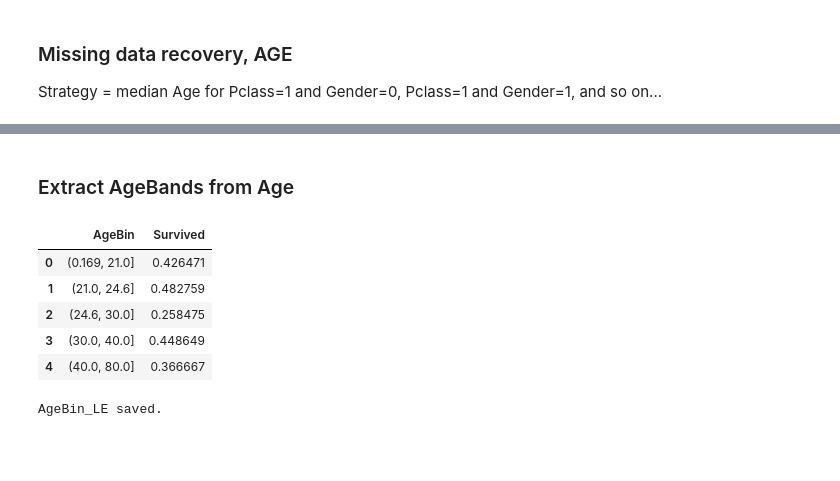
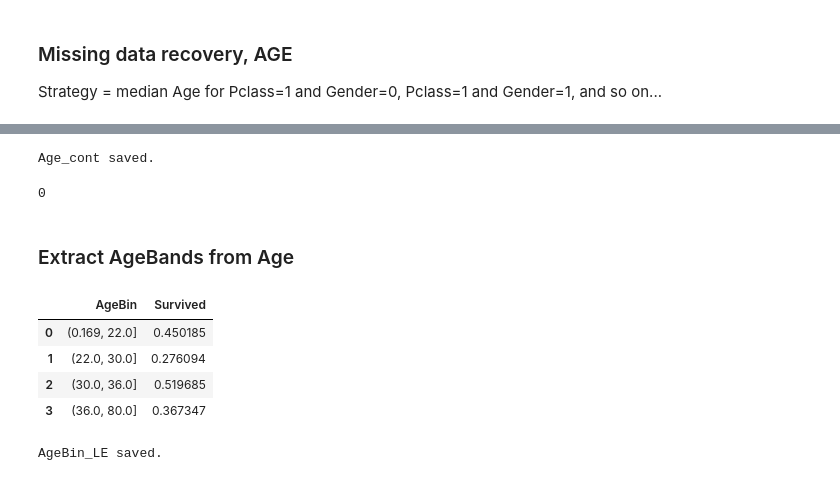
Before and after one commit to mise-pro/ml_competitions, a Jupyter notebook: kaggle_titanic/2 - modifyData+fe.ipynb, the cells around one changed output, grey strips where cells are left out. Saved outputs shown, nothing was run; the diff lists cells and outputs as text; code cells hidden in the pictures; blank space fills up the shorter version.

```diff
--- a/kaggle_titanic/2 - modifyData+fe.ipynb
+++ b/kaggle_titanic/2 - modifyData+fe.ipynb
@@ -163,4 +177,0 @@ AGE_cont saved.
-# %%
-dataAll['Title'] = dataAll.Name.str.extract(' ([A-Za-z]+)\.', expand=False)
-
-dataAll.Title.value_counts()
@@ -187,8 +177,0 @@ Name: Title, dtype: int64
-# %%
-dataAll['Title'] = dataAll['Title'].replace(['Countess','Capt', 'Col',
-                                             'Don', 'Dr', 'Major', 'Rev', 'Sir', 'Jonkheer', 'Dona'], 'Rare')
-
-dataAll['Title'] = dataAll['Title'].replace(['Mlle','Ms', 'Lady'], 'Miss')
-dataAll['Title'] = dataAll['Title'].replace('Mme', 'Mrs')
-
-dataAll[:trainVStest][['Title', 'Survived']].groupby(['Title'], as_index=False).mean()
@@ -202,10 +177,0 @@ dataAll[:trainVStest][['Title', 'Survived']].groupby(['Title'], as_index=False).
-# %%
-#save as OHE
-featureTitle, col_ = fef.fe_cat_ohe(dataAll, 'Title')
-fef.save_to_file (featureTitle, 'Title_OHE', dirPath)
-
-title_mapping = {"Mr": 1, "Miss": 2, "Mrs": 3, "Master": 4, "Rare": 5}
-dataAll['Title'] = dataAll['Title'].map(title_mapping)
-
-#save as LE
-fef.save_to_file (dataAll['Title'], 'Title_LE', dirPath)
@@ -215,0 +189,6 @@ Title_LE saved.
+# %%
+# fill the missing value for Age column with median of its title
+titles = list(dataAll.Title.unique())
+for title in titles:
+    age = dataAll.groupby('Title')['Age'].median().loc[title]
+    dataAll.loc[(dataAll.Age.isnull()) & (dataAll.Title == title),'Age'] = age
@@ -216,15 +206,19 @@ Title_LE saved.
+# %%
+fef.save_to_file (dataAll['Age'], 'Age_cont', dirPath)
+# %% [output]
+Age_cont saved.
+0
 # %% [markdown]
 ### Extract AgeBands from Age
 # %%
-dataAll['AgeBin'] = pd.qcut(dataAll['Age'], 5)
+dataAll['AgeBin'] = pd.qcut(dataAll['Age'], 4)
 dataAll[:trainVStest][['AgeBin', 'Survived']].groupby(['AgeBin'], as_index=False).mean().sort_values(by='AgeBin', ascending=True)
 # %% [output]
 |  | AgeBin | Survived |
-| 0 | (0.169, 21.0] | 0.426471 |
-| 1 | (21.0, 24.6] | 0.482759 |
-| 2 | (24.6, 30.0] | 0.258475 |
-| 3 | (30.0, 40.0] | 0.448649 |
-| 4 | (40.0, 80.0] | 0.366667 |
+| 0 | (0.169, 22.0] | 0.450185 |
+| 1 | (22.0, 30.0] | 0.276094 |
+| 2 | (30.0, 36.0] | 0.519685 |
+| 3 | (36.0, 80.0] | 0.367347 |
 # %%
 featureAgeBin, col_ = fef.fe_cat_le(dataAll, 'AgeBin')
 fef.save_to_file (featureAgeBin, 'AgeBin_LE', dirPath)
```
Also changed, not shown: parts of 20 cells of this notebook, 16 other files.
